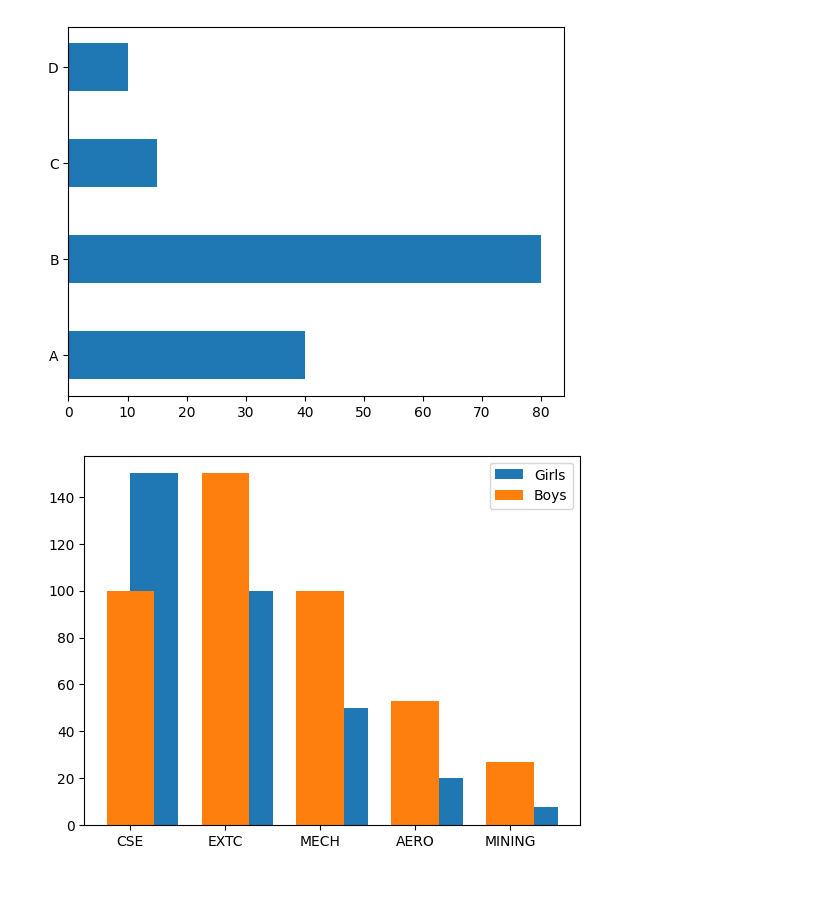
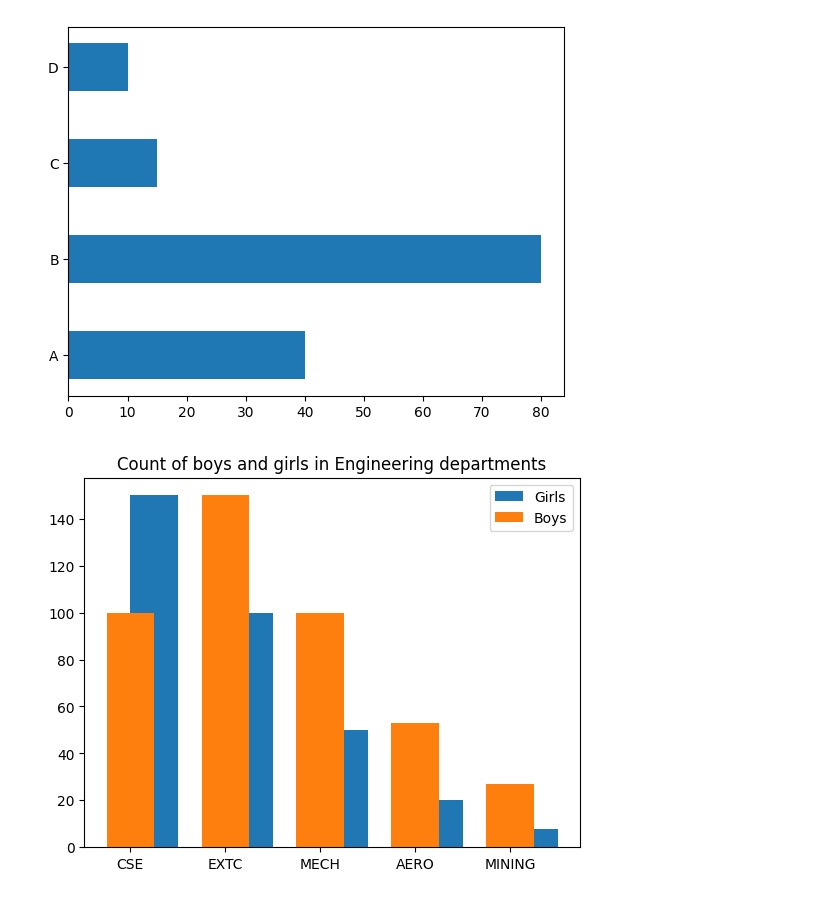
Before and after one commit to PrajwalLuitel/lambton_college_assessments, a Jupyter notebook: data_visualization/class_practice/week2.ipynb, the cells around one changed output. Saved outputs shown, nothing was run; the diff lists cells and outputs as text; code cells hidden in the pictures.

Commit message:
combined bar chart

```diff
--- a/data_visualization/class_practice/week2.ipynb
+++ b/data_visualization/class_practice/week2.ipynb
@@ -136,15 +136,16 @@ import numpy as np
 # %%
 course_list = ["CSE", "EXTC", "MECH", "AERO", "MINING"]
 barIndexes_alongXaxis = np.arange(len(course_list))
 
 girlsCount_barHeights = [150,100,50,20,8]
 boysCount_barHeights = [100,150,100,53,27]
 
 
 plt.bar(barIndexes_alongXaxis, girlsCount_barHeights, width=0.5, align="edge", label="Girls")
 plt.bar(barIndexes_alongXaxis, boysCount_barHeights, width=0.5, align="center", label="Boys")
 plt.xticks(ticks=barIndexes_alongXaxis, labels=course_list)
 plt.legend()
+plt.title("Count of boys and girls in Engineering departments")
 plt.show()
 # %% [output]
-[figure, old version]
+[figure, new version]
```
